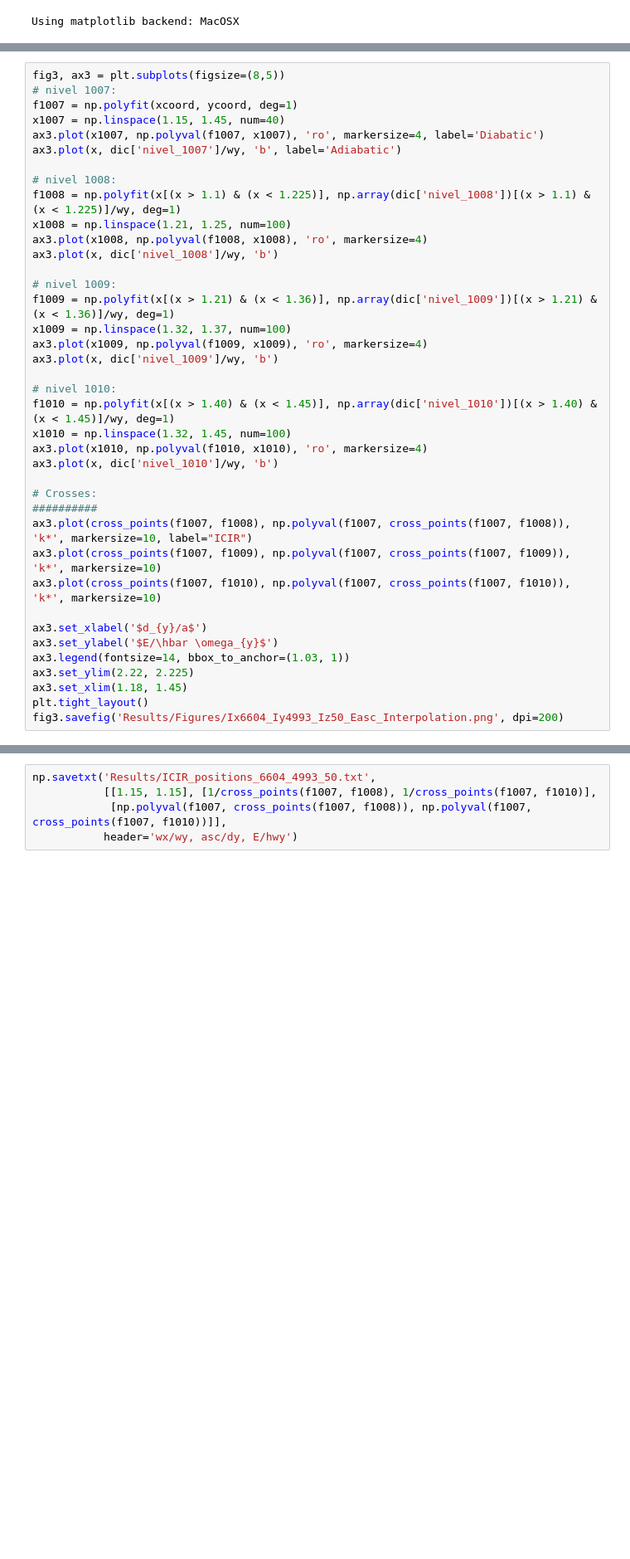
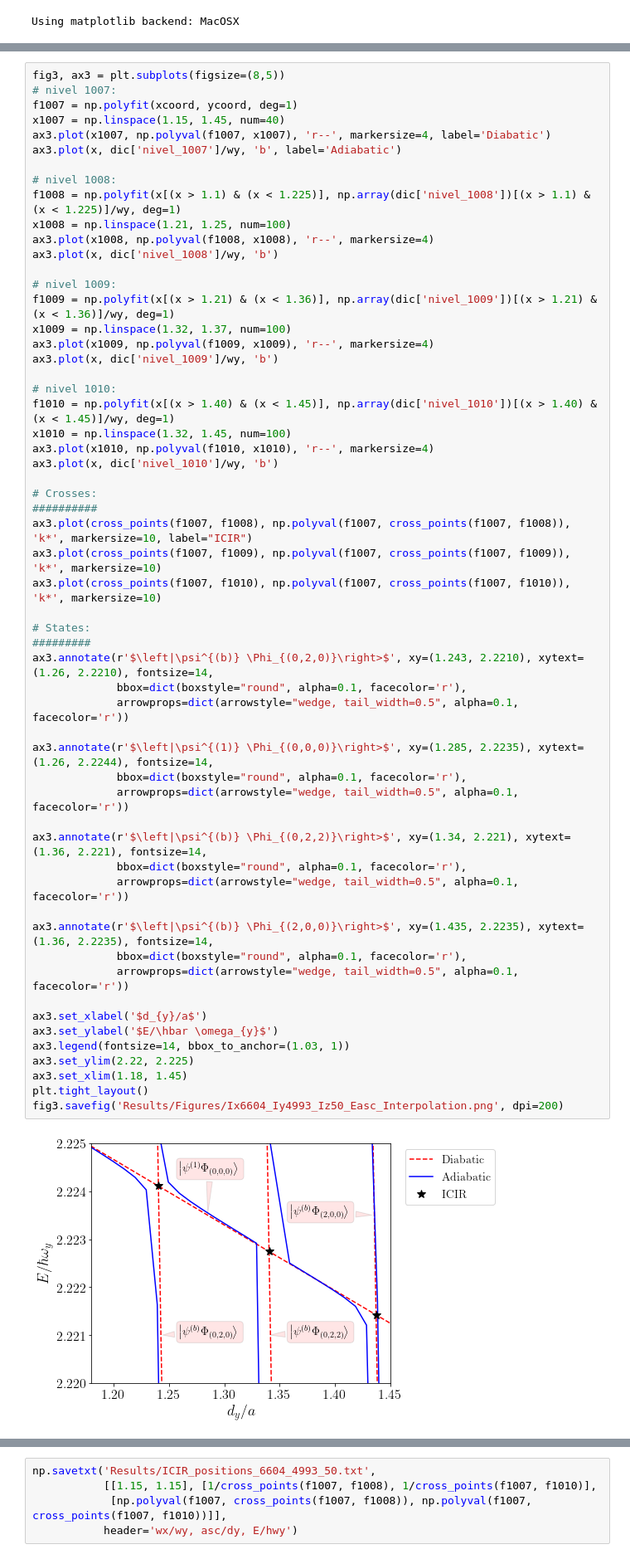
Before and after one commit to TsspGit/Ultracold_Atoms_src, a Jupyter notebook: Analysis/q1D/Energies_Analysis_6604_4993_50.ipynb, the cells around one changed output, grey strips where cells are left out. Shown at 83% size. Saved outputs shown, nothing was run; the diff lists cells and outputs as text; blank space fills up the shorter version.

```diff
--- a/Analysis/q1D/Energies_Analysis_6604_4993_50.ipynb
+++ b/Analysis/q1D/Energies_Analysis_6604_4993_50.ipynb
@@ -146,40 +146,60 @@ fig3, ax3 = plt.subplots(figsize=(8,5))
 # nivel 1007:
 f1007 = np.polyfit(xcoord, ycoord, deg=1)
 x1007 = np.linspace(1.15, 1.45, num=40)
-ax3.plot(x1007, np.polyval(f1007, x1007), 'ro', markersize=4, label='Diabatic')
+ax3.plot(x1007, np.polyval(f1007, x1007), 'r--', markersize=4, label='Diabatic')
 ax3.plot(x, dic['nivel_1007']/wy, 'b', label='Adiabatic')
 
 # nivel 1008:
 f1008 = np.polyfit(x[(x > 1.1) & (x < 1.225)], np.array(dic['nivel_1008'])[(x > 1.1) & (x < 1.225)]/wy, deg=1)
 x1008 = np.linspace(1.21, 1.25, num=100)
-ax3.plot(x1008, np.polyval(f1008, x1008), 'ro', markersize=4)
+ax3.plot(x1008, np.polyval(f1008, x1008), 'r--', markersize=4)
 ax3.plot(x, dic['nivel_1008']/wy, 'b')
 
 # nivel 1009:
 f1009 = np.polyfit(x[(x > 1.21) & (x < 1.36)], np.array(dic['nivel_1009'])[(x > 1.21) & (x < 1.36)]/wy, deg=1)
 x1009 = np.linspace(1.32, 1.37, num=100)
-ax3.plot(x1009, np.polyval(f1009, x1009), 'ro', markersize=4)
+ax3.plot(x1009, np.polyval(f1009, x1009), 'r--', markersize=4)
 ax3.plot(x, dic['nivel_1009']/wy, 'b')
 
 # nivel 1010:
 f1010 = np.polyfit(x[(x > 1.40) & (x < 1.45)], np.array(dic['nivel_1010'])[(x > 1.40) & (x < 1.45)]/wy, deg=1)
 x1010 = np.linspace(1.32, 1.45, num=100)
-ax3.plot(x1010, np.polyval(f1010, x1010), 'ro', markersize=4)
+ax3.plot(x1010, np.polyval(f1010, x1010), 'r--', markersize=4)
 ax3.plot(x, dic['nivel_1010']/wy, 'b')
 
 # Crosses:
 ##########
 ax3.plot(cross_points(f1007, f1008), np.polyval(f1007, cross_points(f1007, f1008)), 'k*', markersize=10, label="ICIR")
 ax3.plot(cross_points(f1007, f1009), np.polyval(f1007, cross_points(f1007, f1009)), 'k*', markersize=10)
 ax3.plot(cross_points(f1007, f1010), np.polyval(f1007, cross_points(f1007, f1010)), 'k*', markersize=10)
 
+# States:
+#########
+ax3.annotate(r'$\left|\psi^{(b)} \Phi_{(0,2,0)}\right>$', xy=(1.243, 2.2210), xytext=(1.26, 2.2210), fontsize=14,
+             bbox=dict(boxstyle="round", alpha=0.1, facecolor='r'),
+             arrowprops=dict(arrowstyle="wedge, tail_width=0.5", alpha=0.1, facecolor='r'))
+
+ax3.annotate(r'$\left|\psi^{(1)} \Phi_{(0,0,0)}\right>$', xy=(1.285, 2.2235), xytext=(1.26, 2.2244), fontsize=14,
+             bbox=dict(boxstyle="round", alpha=0.1, facecolor='r'),
+             arrowprops=dict(arrowstyle="wedge, tail_width=0.5", alpha=0.1, facecolor='r'))
+
+ax3.annotate(r'$\left|\psi^{(b)} \Phi_{(0,2,2)}\right>$', xy=(1.34, 2.221), xytext=(1.36, 2.221), fontsize=14,
+             bbox=dict(boxstyle="round", alpha=0.1, facecolor='r'),
+             arrowprops=dict(arrowstyle="wedge, tail_width=0.5", alpha=0.1, facecolor='r'))
+
+ax3.annotate(r'$\left|\psi^{(b)} \Phi_{(2,0,0)}\right>$', xy=(1.435, 2.2235), xytext=(1.36, 2.2235), fontsize=14,
+             bbox=dict(boxstyle="round", alpha=0.1, facecolor='r'),
+             arrowprops=dict(arrowstyle="wedge, tail_width=0.5", alpha=0.1, facecolor='r'))
+
 ax3.set_xlabel('$d_{y}/a$')
 ax3.set_ylabel('$E/\hbar \omega_{y}$')
 ax3.legend(fontsize=14, bbox_to_anchor=(1.03, 1))
 ax3.set_ylim(2.22, 2.225)
 ax3.set_xlim(1.18, 1.45)
 plt.tight_layout()
 fig3.savefig('Results/Figures/Ix6604_Iy4993_Iz50_Easc_Interpolation.png', dpi=200)
+# %% [output]
+[figure, added]
 # %%
 print(f'''Crosses between (x, E):
 * 1007-1008: ({cross_points(f1007, f1008)}, {np.polyval(f1007, cross_points(f1007, f1008))})
```
Also changed, not shown: parts of 4 cells of this notebook, 8 other files.
